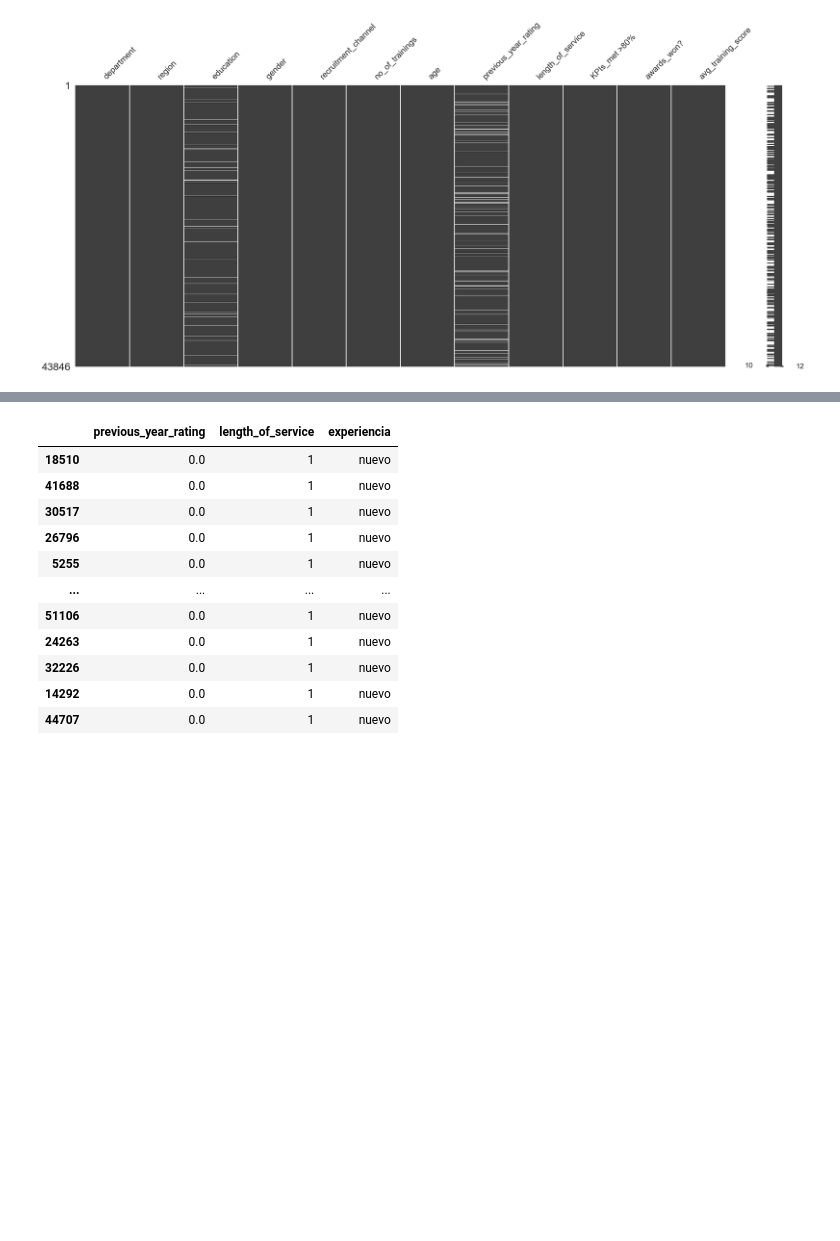
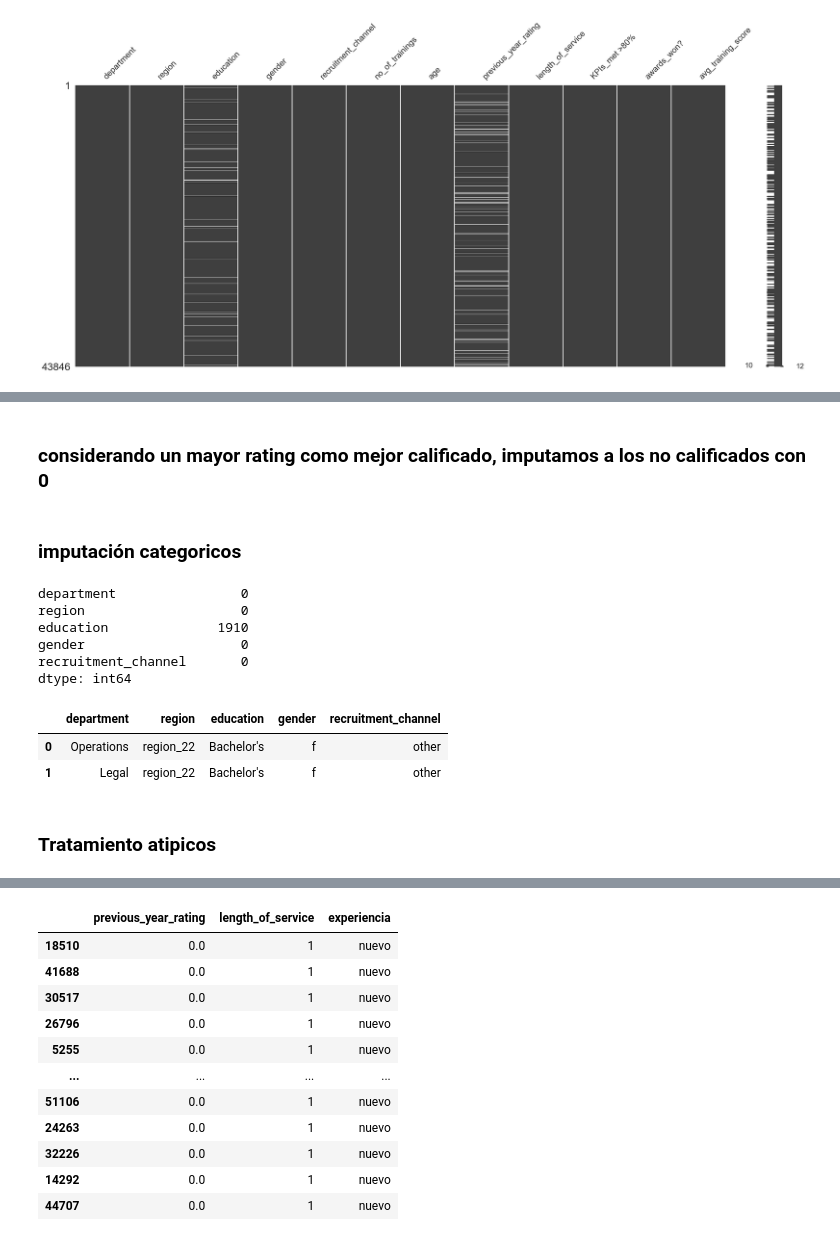
Before and after one commit to giordanap/MLA, a Jupyter notebook: Proyecto 01 - HR Analytics/00-apellido-nombre-proyecto1.ipynb, the cells around one changed output, grey strips where cells are left out. Cells and saved outputs as stored; diff of their text form; code cells hidden in the pictures; blank space fills up the shorter version.

```diff
--- a/Proyecto 01 - HR Analytics/00-apellido-nombre-proyecto1.ipynb
+++ b/Proyecto 01 - HR Analytics/00-apellido-nombre-proyecto1.ipynb
@@ -426,0 +455,2 @@ X_train[ "previous_year_rating"] = X_train["previous_year_rating"].fillna(0)
+# %% [markdown]
+### considerando un mayor rating como mejor calificado, imputamos a los no calificados con 0
@@ -426,0 +459,23 @@ X_train[ "previous_year_rating"] = X_train["previous_year_rating"].fillna(0)
+# %% [markdown]
+### imputación categoricos
+# %%
+X_train_cat.isnull().sum()
+# %% [output]
+department                0
+region                    0
+education              1910
+gender                    0
+recruitment_channel       0
+dtype: int64
+# %%
+imputer_cat = SimpleImputer(strategy='most_frequent')
+imputer_cat.fit(X_train_cat)
+X_train_cat_imputed = pd.DataFrame(imputer_cat.transform(X_train_cat), columns = X_train_cat.columns)
+
+X_train_cat_imputed.head(2)
+# %% [output]
+|  | department | region | education | gender | recruitment_channel |
+| 0 | Operations | region_22 | Bachelor's | f | other |
+| 1 | Legal | region_22 | Bachelor's | f | other |
+# %% [markdown]
+### Tratamiento atipicos
```
Also changed, not shown: parts of 13 cells of this notebook, 1 other file.
